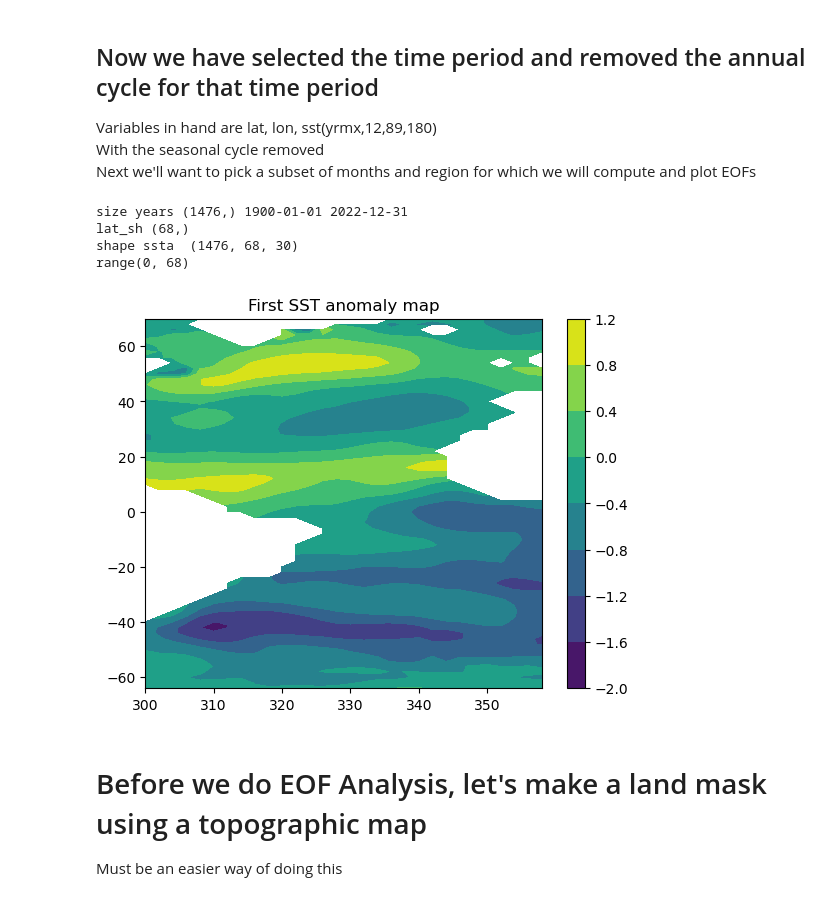
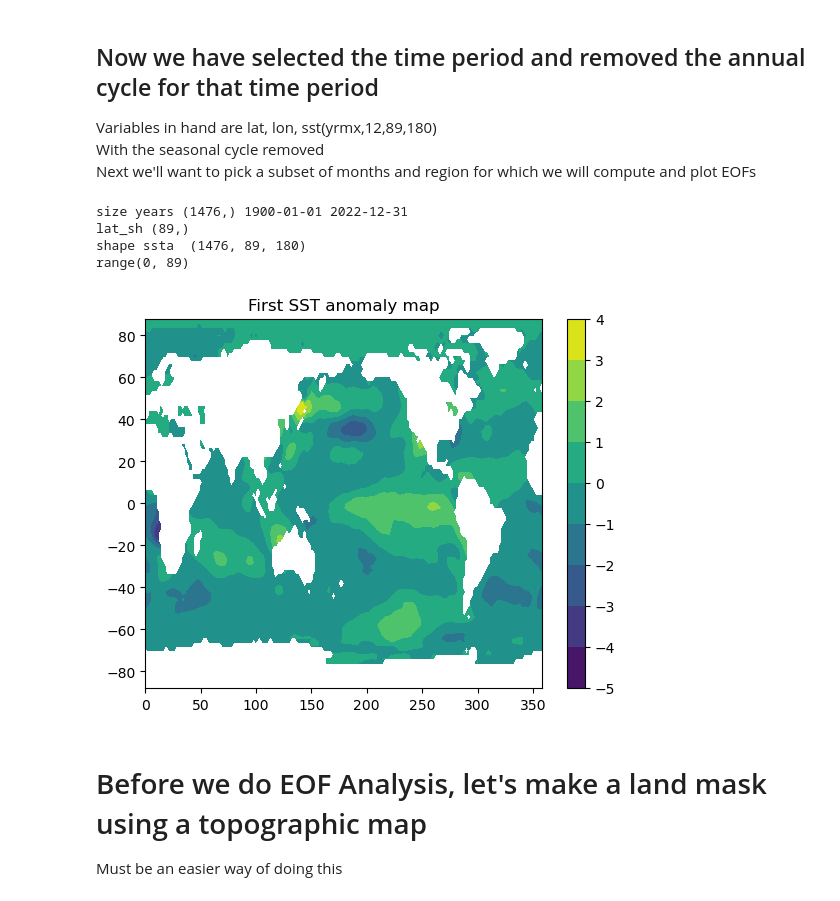
Before and after one commit to liamkirkpatrick/atm552_hw5, a Jupyter notebook: Homework_5_EOF.ipynb, the cells around one changed output. Cells and saved outputs as stored; diff of their text form; code cells hidden in the pictures.

```diff
--- a/Homework_5_EOF.ipynb
+++ b/Homework_5_EOF.ipynb
@@ -47,8 +47,7 @@ yra = yrbeg
 yrb = yrend
 cent_lon = -160.   # central longitude for Robinson maps
 
-rem_trend = False
-rem_globmean = False
+
 rem_trend = True
 rem_globmean = False
 
@@ -84,7 +83,7 @@ lat2=-65.
 lon1=300.
 lon2=360.
 
-if False:
+if True:
     #  Global domain
     lat1=88.
     lat2=-88.
@@ -278,37 +277,39 @@ cn = np.sqrt(np.cos(lat_sh*np.pi/180.))
 #type(ssta_weighted)
 #print('ssta_weighted ',np.shape(ssta_weighted))
 #sst0 = np.reshape(sst0,(mnx,latx,lonx))
 print('shape ssta ',np.shape(ssta))
 print(range(len(lat_sh)))
 
 def globalmean(sst,cn,mnx,lat_sh):  # I have not finished or implemented removing the global mean from each month.
     for i in range(mnx):
         for j in range(len(lat_sh)):
             sst[i,j,:] = sst[i,j,:]*cn[j]  # times sqrt(cos(lat))
     gm = nanmean(sst,1)
     gm = nanmean(gm,1)
     return gm
 
+mnx = len(years)
+
 if rem_globmean:
     gm = globalmean(ssta,cn,mnx,lat_sh)
     print('gm = ',gm[0:12])
 
 for i in range(len(lat_sh)):  # this loop weights ssta by our sqrt(cos(lat))
     ssta[:,i,:] = ssta[:,i,:]*cn[i]  # times sqrt(cos(lat))
 
 plt_test = True
 if plt_test:
     plt.figure()
     #xr.plot.contourf(ssta_weighted[0,:,:])
     plt.contourf(lon_sh,lat_sh,ssta[0,:,:])
     plt.title('First SST anomaly map')
     plt.colorbar()
 # %% [output]
 size years (1476,) 1900-01-01 2022-12-31
-lat_sh (68,)
-shape ssta  (1476, 68, 30)
-range(0, 68)
+lat_sh (89,)
+shape ssta  (1476, 89, 180)
+range(0, 89)
-[figure, old version]
+[figure, new version]
 # %% [markdown]
 # Before we do EOF Analysis, let's make a land mask using a topographic map
 Must be an easier way of doing this
```
Also changed, not shown: parts of 8 cells of this notebook, 2 other files.
